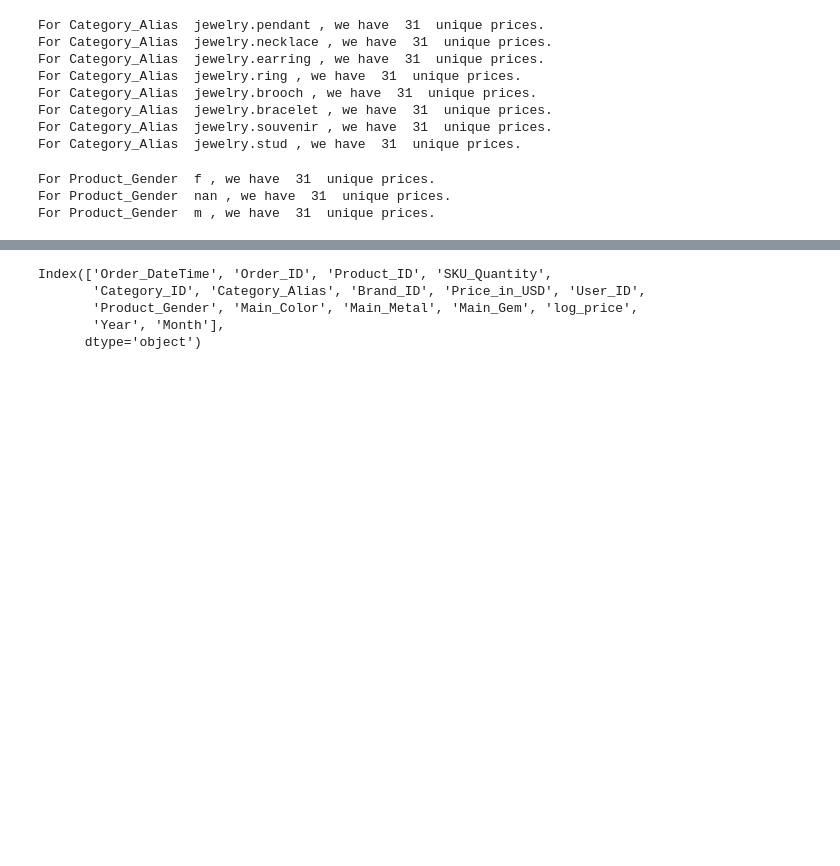
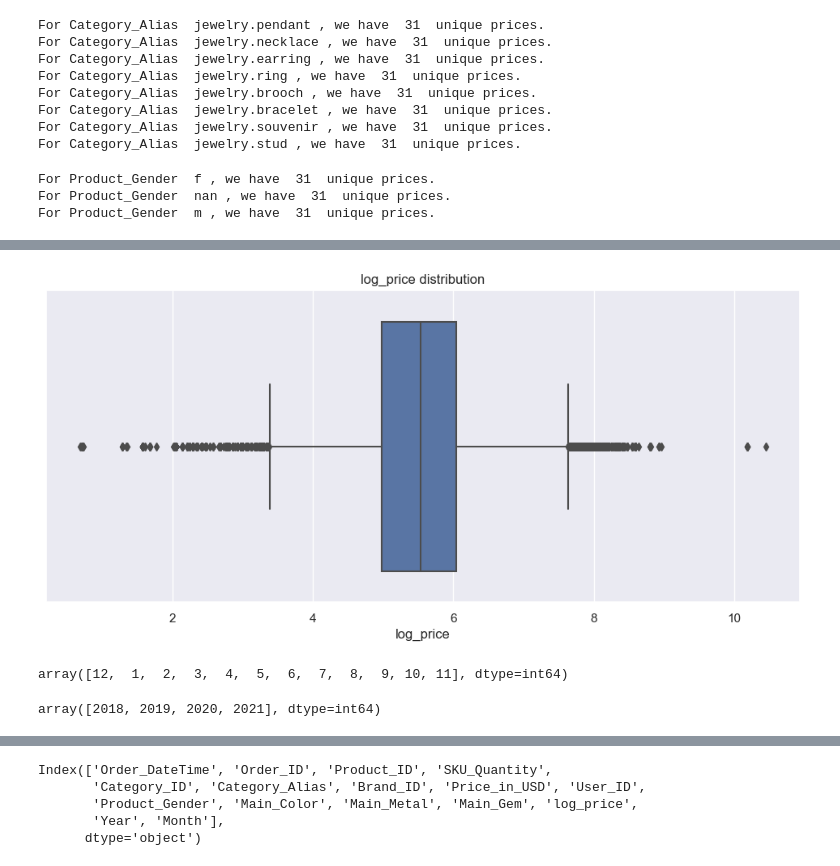
Before and after one commit to TestimOnyOni/OptimumJewelryPrice, a Jupyter notebook: Notebooks/OptimumJewelryPricing.ipynb, the cells around one changed output, grey strips where cells are left out. Drawn from its saved outputs; the diff is of its cells as text; code cells hidden in the pictures; blank space fills up the shorter version.

```diff
--- a/Notebooks/OptimumJewelryPricing.ipynb
+++ b/Notebooks/OptimumJewelryPricing.ipynb
@@ -570,0 +541,15 @@ For Product_Gender  m , we have  31  unique prices.
+# %%
+plt.figure(figsize = (12, 5))
+sns.boxplot(x='log_price', data=data_set)
+plt.title('log_price distribution')
+plt.show(); plt.close()
+# %% [output]
+[figure, added]
+# %%
+data_set["Month"].unique()
+# %% [output]
+array([12,  1,  2,  3,  4,  5,  6,  7,  8,  9, 10, 11], dtype=int64)
+# %%
+data_set["Year"].unique()
+# %% [output]
+array([2018, 2019, 2020, 2021], dtype=int64)
```
Also changed, not shown: parts of 79 cells of this notebook.
